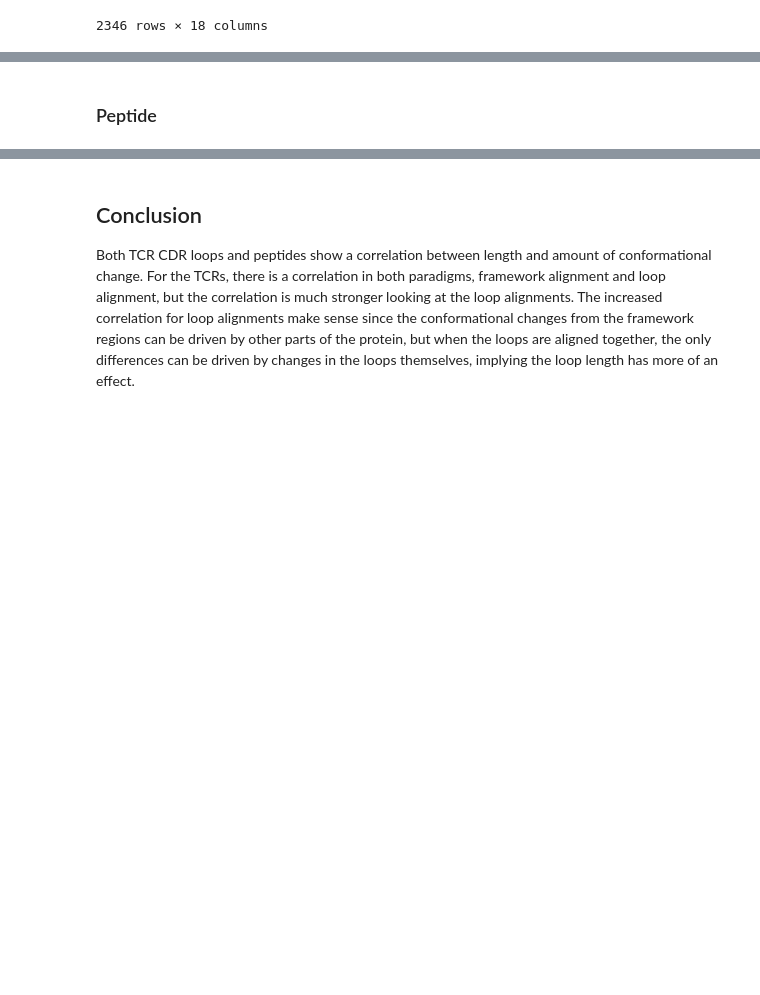
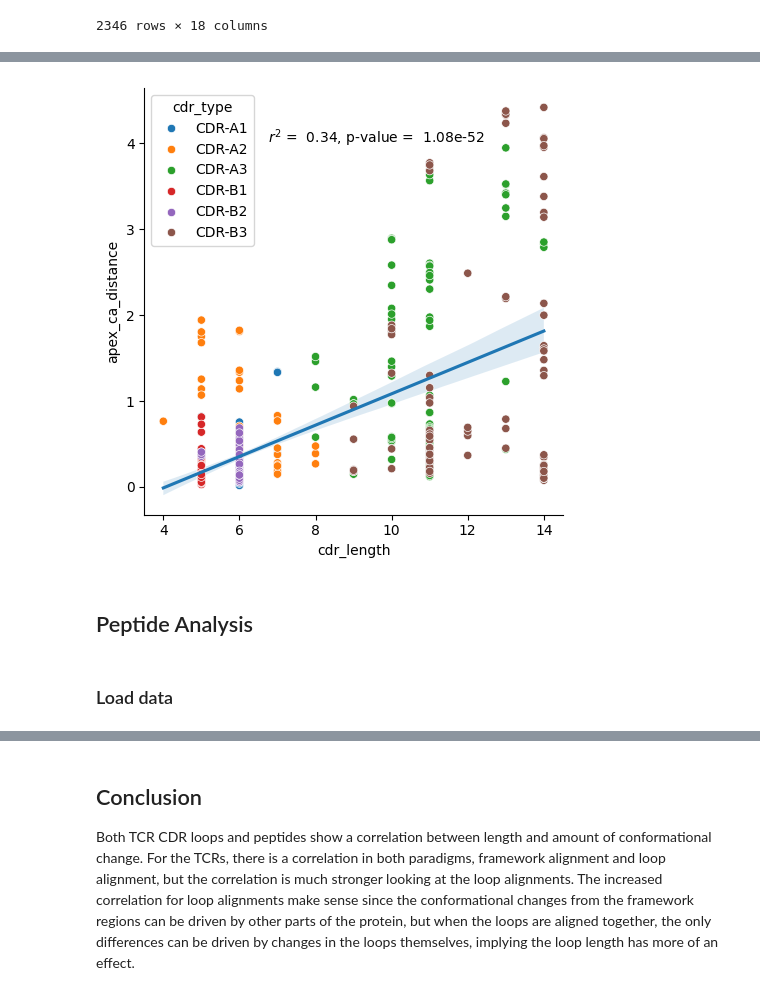
Before and after one commit to benjiemc/tcr-pmhc-interface-analysis, a Jupyter notebook: notebooks/Length_dependency_of_conformational_change.ipynb, the cells around one changed output, grey strips where cells are left out. Drawn from its saved outputs; the diff is of its cells as text; code cells hidden in the pictures; blank space fills up the shorter version.

Commit message:
Add apex calculations to notebook

```diff
--- a/notebooks/Length_dependency_of_conformational_change.ipynb
+++ b/notebooks/Length_dependency_of_conformational_change.ipynb
@@ -166,0 +224,13 @@ results_tcr = results_tcr.groupby(['cdr_sequences_collated',
+# %%
+results_per_res_tcr['comparison'] = results_per_res_tcr['state_x'] + '-' + results_per_res_tcr['state_y']
+results_per_res_tcr['comparison'] = results_per_res_tcr['comparison'].map(
+    lambda entry: 'apo-holo' if entry == 'holo-apo' else entry
+)
+results_per_res_tcr = results_per_res_tcr.query("comparison == 'apo-holo'").reset_index(drop=True)
+# %%
+results_per_res_tcr['structure_comparison'] = results_per_res_tcr.apply(
+    lambda row: '-'.join(sorted([row.structure_x_name, row.structure_y_name])),
+    axis='columns',
+)
+results_per_res_tcr = results_per_res_tcr.drop_duplicates(['structure_comparison', 'chain_type', 'cdr',
+                                                           'residue_name', 'residue_seq_id', 'residue_insert_code'])
@@ -166,0 +253,17 @@ results_tcr = results_tcr.groupby(['cdr_sequences_collated',
+# %%
+def compute_apex_movement(loop: pd.DataFrame) -> float:
+    loop_len = len(loop)
+
+    if loop_len % 2 == 0:
+        return np.mean([loop.iloc[loop_len // 2]['ca_distance'], loop.iloc[(loop_len // 2) - 1]['ca_distance']])
+
+    return loop.iloc[loop_len // 2]['ca_distance']
+# %%
+results_tcr_apex = results_per_res_tcr.groupby(['structure_x_name',
+                                                'structure_y_name',
+                                                'cdr_type',
+                                                'cdr',
+                                                'chain_type',
+                                                'cdr_length']).apply(compute_apex_movement)
+results_tcr_apex.name = 'apex_ca_distance'
+results_tcr_apex = results_tcr_apex.reset_index()
@@ -167,2 +286,15 @@ results_tcr = results_tcr.groupby(['cdr_sequences_collated',
+# %%
+r, p_val = scipy.stats.pearsonr(results_tcr_apex['cdr_length'], results_tcr_apex['apex_ca_distance'])
+
+sns.lmplot(results_tcr_apex.sort_values('cdr_type'), x='cdr_length', y='apex_ca_distance', scatter=False)
+sns.scatterplot(results_tcr_apex.sort_values('cdr_type'), x='cdr_length', y='apex_ca_distance', hue='cdr_type')
+
+plt.text(6.75, 4, f'$r^2$ = {r**2: .2f}, p-value = {p_val: .2e}')
+
+plt.show()
+# %% [output]
+[figure, added]
 # %% [markdown]
-### Peptide
+## Peptide Analysis
+# %% [markdown]
+### Load data
```
Also changed, not shown: parts of 45 cells of this notebook.
